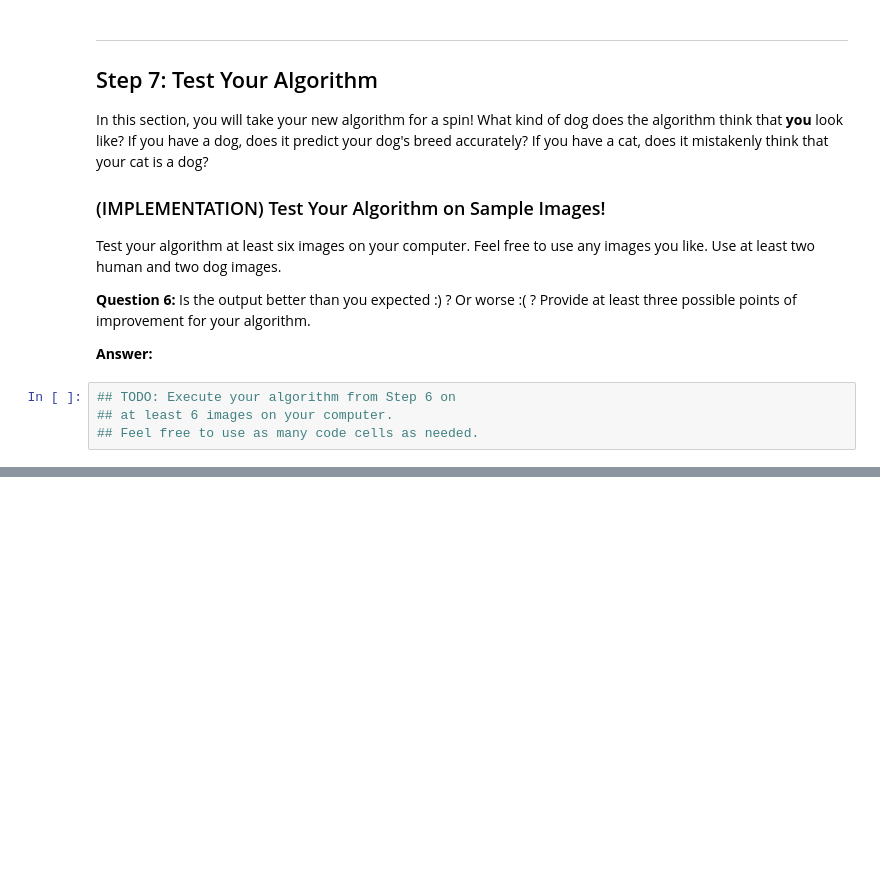
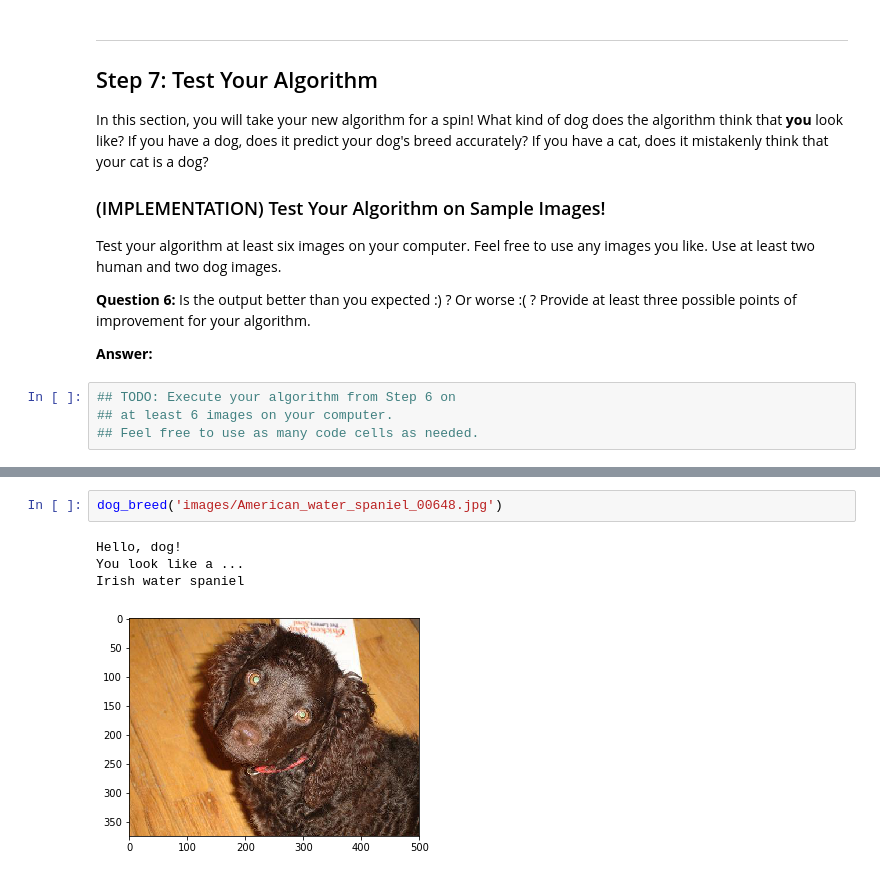
Before and after one commit to oyoot/dog-project, a Jupyter notebook: dog_app.ipynb, the cells around one changed output, grey strips where cells are left out. Drawn from its saved outputs; the diff is of its cells as text; blank space fills up the shorter version.

```diff
--- a/dog_app.ipynb
+++ b/dog_app.ipynb
@@ -675,0 +762,7 @@ __Answer:__
+# %%
+dog_breed('images/American_water_spaniel_00648.jpg')
+# %% [output]
+Hello, dog!
+You look like a ...
+Irish water spaniel
+[figure, added]
```
Also changed, not shown: parts of 17 cells of this notebook, 2 other files.
